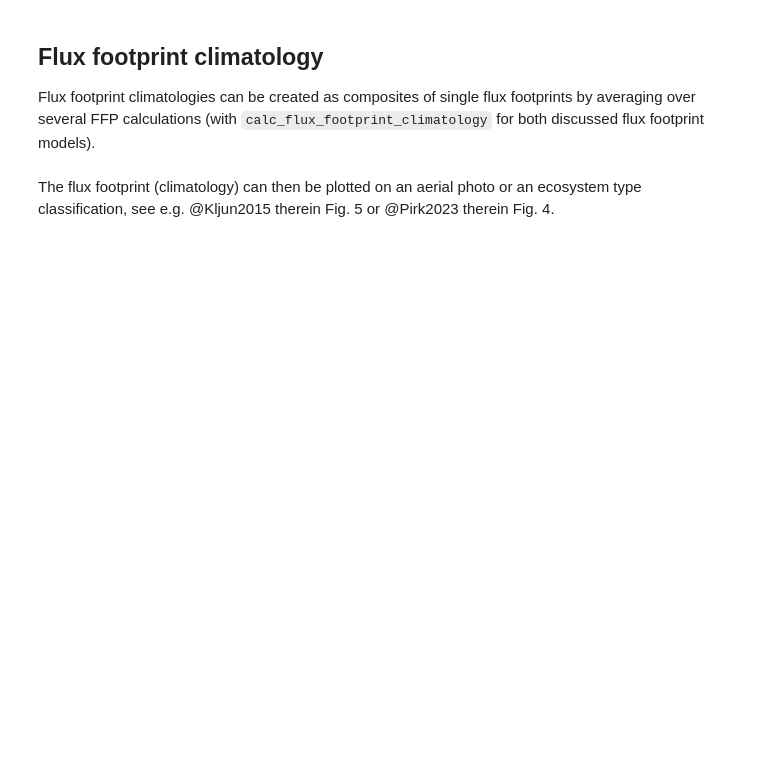
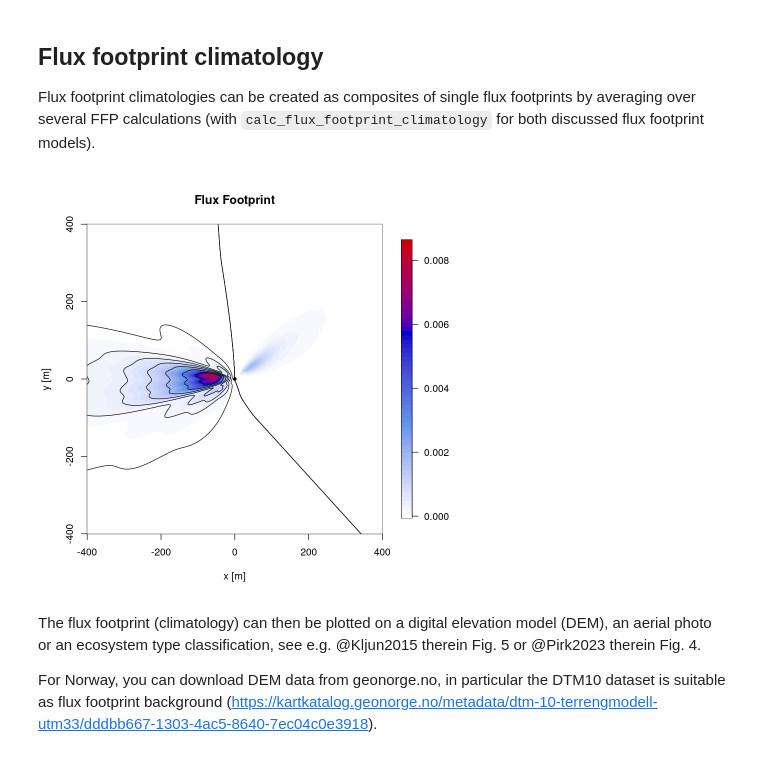
Before and after one commit to noctiluc3nt/ec_analyze, a Jupyter notebook: notebooks/05_flux-footprint-estimation.ipynb, the cells around one changed output. Saved outputs shown, nothing was run; the diff lists cells and outputs as text; code cells hidden in the pictures; blank space fills up the shorter version.

```diff
--- a/notebooks/05_flux-footprint-estimation.ipynb
+++ b/notebooks/05_flux-footprint-estimation.ipynb
@@ -74,8 +94,14 @@ plot_flux_footprint(ffp_KM) #different time step and rotated according to wind d
 ## Flux footprint climatology
 Flux footprint climatologies can be created as composites of single flux footprints by averaging over several FFP calculations (with `calc_flux_footprint_climatology` for both discussed flux footprint models).
 # %%
-i=8:10
-ffp_clim=calc_flux_footprint_climatology(zm=zm,ws_mean=dat$u_mean[i],wd_mean=dat$wd_mean[i],L=L[i],
+i=1:(dim(dat)[1]) #calculation takes some time
+ffp_clim=calc_flux_footprint_climatology(zm=zm,ws_mean=dat$ws_mean[i],wd_mean=dat$wd_mean[i],L=L[i],
                                          v_sd=dat$v_sd[i],ustar=ustar[i],method="KM2001",plot=FALSE)
+# %%
+plot_flux_footprint(ffp_clim,xlim=c(-400,400),ylim=c(-400,400))
+# %% [output]
+[figure, added]
 # %% [markdown]
-The flux footprint (climatology) can then be plotted on an aerial photo or an ecosystem type classification, see e.g. @Kljun2015 therein Fig. 5 or @Pirk2023 therein Fig. 4.
+The flux footprint (climatology) can then be plotted on a digital elevation model (DEM), an aerial photo or an ecosystem type classification, see e.g. @Kljun2015 therein Fig. 5 or @Pirk2023 therein Fig. 4.
+
+For Norway, you can download DEM data from geonorge.no, in particular the DTM10 dataset is suitable as flux footprint background (https://kartkatalog.geonorge.no/metadata/dtm-10-terrengmodell-utm33/dddbb667-1303-4ac5-8640-7ec04c0e3918).
```
Also changed, not shown: parts of 4 cells of this notebook, 15 other files.
